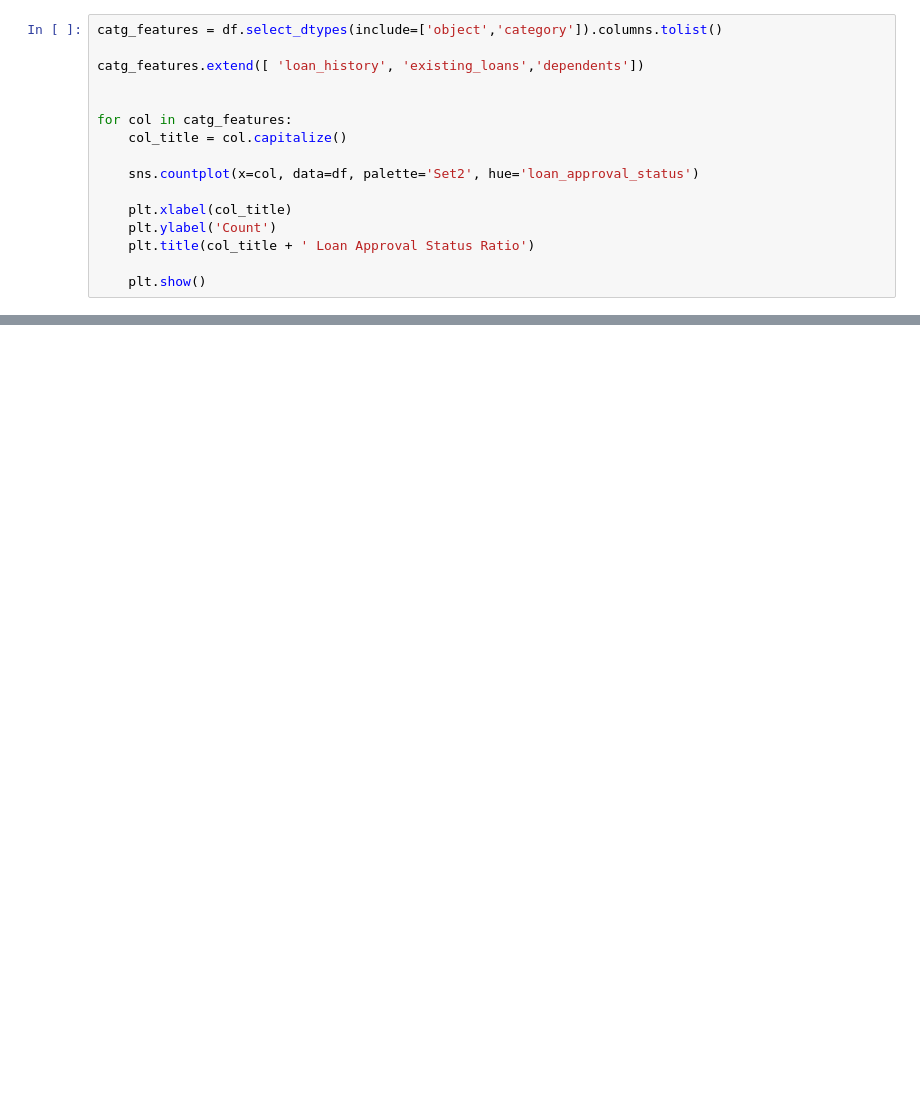
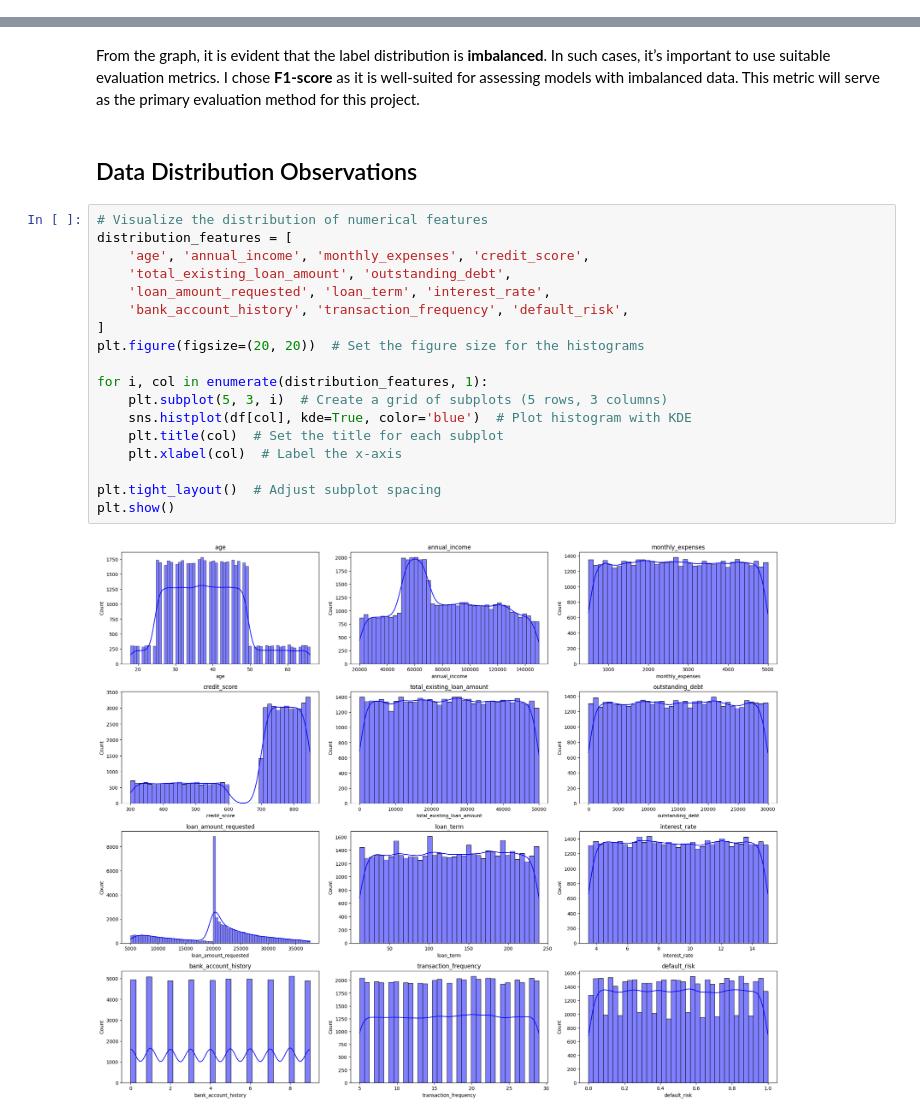
Before and after one commit to DioSurreal/Loan_Approval_End_To_End_Project, a Jupyter notebook: Data_Science_and_Analysis/2_EDA.ipynb, the cells around one changed output, grey strips where cells are left out. Saved outputs shown, nothing was run; the diff lists cells and outputs as text; blank space fills up the shorter version.

```diff
--- a/Data_Science_and_Analysis/2_EDA.ipynb
+++ b/Data_Science_and_Analysis/2_EDA.ipynb
@@ -122,16 +0,0 @@ df['trans_freq_level'] =  pd.cut(df['transaction_frequency'], bins=[5, 17, 23, f
-# %%
-catg_features = df.select_dtypes(include=['object','category']).columns.tolist()
-
-catg_features.extend([ 'loan_history', 'existing_loans','dependents'])
-
-
-for col in catg_features:
-    col_title = col.capitalize()
-
-    sns.countplot(x=col, data=df, palette='Set2', hue='loan_approval_status')
-
-    plt.xlabel(col_title)
-    plt.ylabel('Count')
-    plt.title(col_title + ' Loan Approval Status Ratio')
-
-    plt.show()
@@ -338,0 +76,24 @@ df_selected.to_csv('loan_analyzed.csv', index=False)
+# %% [markdown]
+From the graph, it is evident that the label distribution is **imbalanced**. In such cases, it’s important to use suitable evaluation metrics. I chose **F1-score** as it is well-suited for assessing models with imbalanced data. This metric will serve as the primary evaluation method for this project.
+# %% [markdown]
+## Data Distribution Observations
+# %%
+# Visualize the distribution of numerical features
+distribution_features = [
+    'age', 'annual_income', 'monthly_expenses', 'credit_score',
+    'total_existing_loan_amount', 'outstanding_debt',
+    'loan_amount_requested', 'loan_term', 'interest_rate',
+    'bank_account_history', 'transaction_frequency', 'default_risk',
+]
+plt.figure(figsize=(20, 20))  # Set the figure size for the histograms
+
+for i, col in enumerate(distribution_features, 1):
+    plt.subplot(5, 3, i)  # Create a grid of subplots (5 rows, 3 columns)
+    sns.histplot(df[col], kde=True, color='blue')  # Plot histogram with KDE
+    plt.title(col)  # Set the title for each subplot
+    plt.xlabel(col)  # Label the x-axis
+
+plt.tight_layout()  # Adjust subplot spacing
+plt.show()
+# %% [output]
+[figure, added]
```
Also changed, not shown: parts of 62 cells of this notebook, 14 other files.
